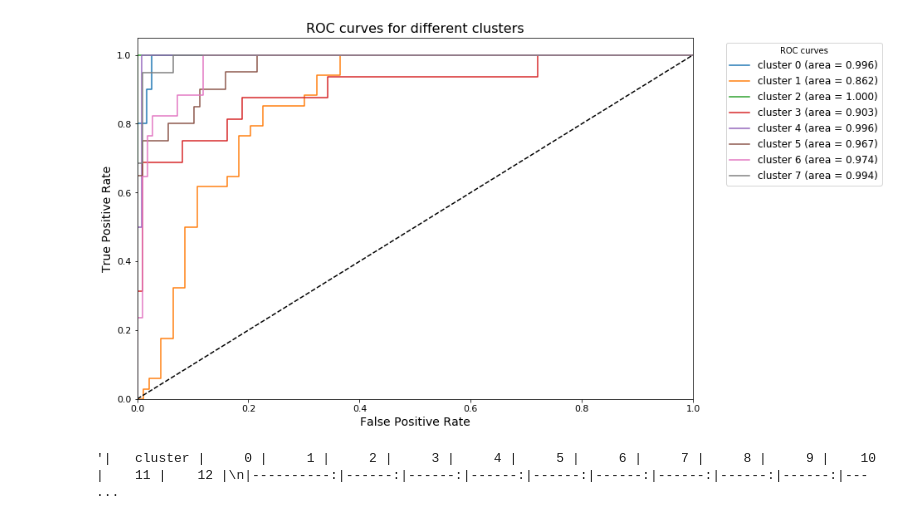
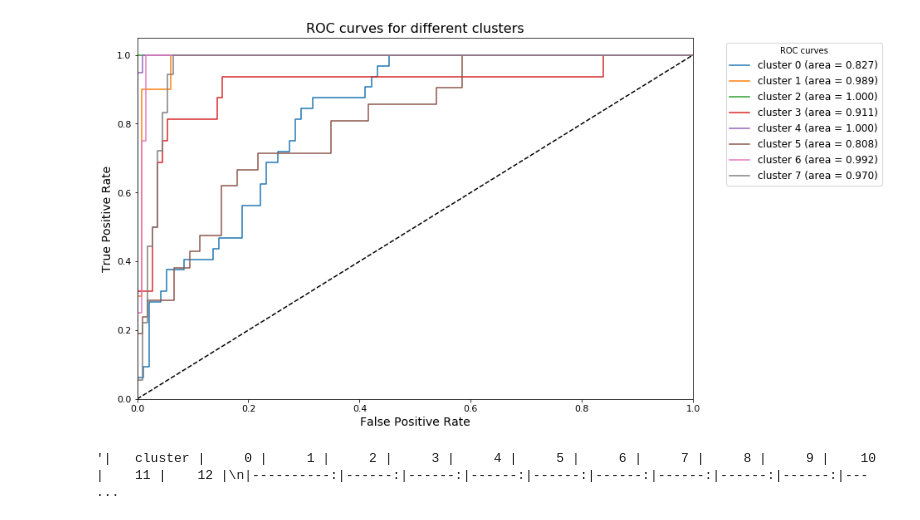
Before and after one commit to mgreenig/ClusterSupport, a Jupyter notebook: docs/notebooks/boston_dataset_example.ipynb, the cells around one changed output. Saved outputs shown, nothing was run; the diff lists cells and outputs as text; code cells hidden in the pictures.

```diff
--- a/docs/notebooks/boston_dataset_example.ipynb
+++ b/docs/notebooks/boston_dataset_example.ipynb
@@ -7,10 +6,20 @@ from sklearn.decomposition import PCA
+# %%
+# load in boston data set
+data = pd.DataFrame(load_boston()['data'], columns = load_boston()['feature_names'])
 # %%
-data = load_boston()['data']
-seed = 123
-data_reduced = PCA(n_components = 5, random_state = seed).fit_transform(data)
-reduced_fit_labels = cs.KMeans(n_clusters = 8, random_state = seed).fit(data_reduced).labels_
+from sklearn.decomposition import PCA
+
+# set seed and apply PCA on the data
+data_reduced = PCA(n_components = 3, random_state = 123).fit_transform(data)
+
+# fit to the reduced data and save the labels
+reduced_fit_labels = cs.KMeans(n_clusters = 8, random_state = 123).fit(data_reduced).labels_
+
+# run fit with the full data set
 clustering = cs.KMeans(n_clusters = 8).fit(data)
-clf_assessment = clustering.classifier_assessment(classifier = 'logreg', labels = reduced_fit_labels, roc_plot = True, n = 50, save_fig = True, random_state = seed)
+
+# run classifier assessment with the reduced fit labels
+clf_assessment = clustering.classifier_assessment(classifier = 'logreg', labels = reduced_fit_labels, roc_plot = True, n = 50, save_fig = True, random_state = 123)
 # %% [output]
-[figure, old version]
+[figure, new version]
 # %%
```
Also changed, not shown: parts of 7 cells of this notebook, 1 other file.
